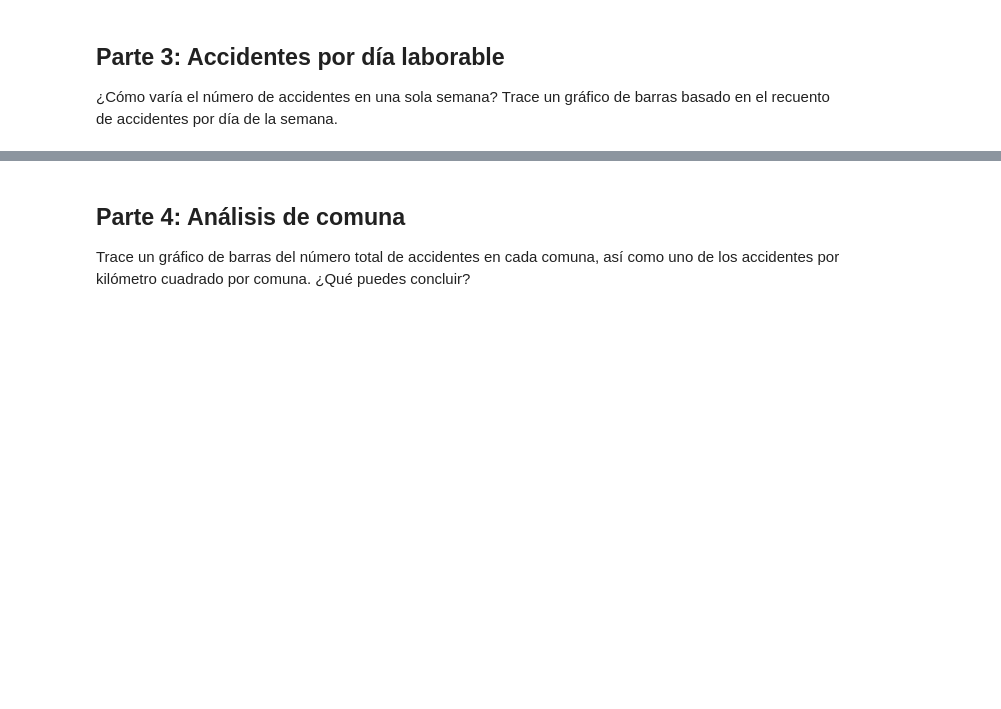
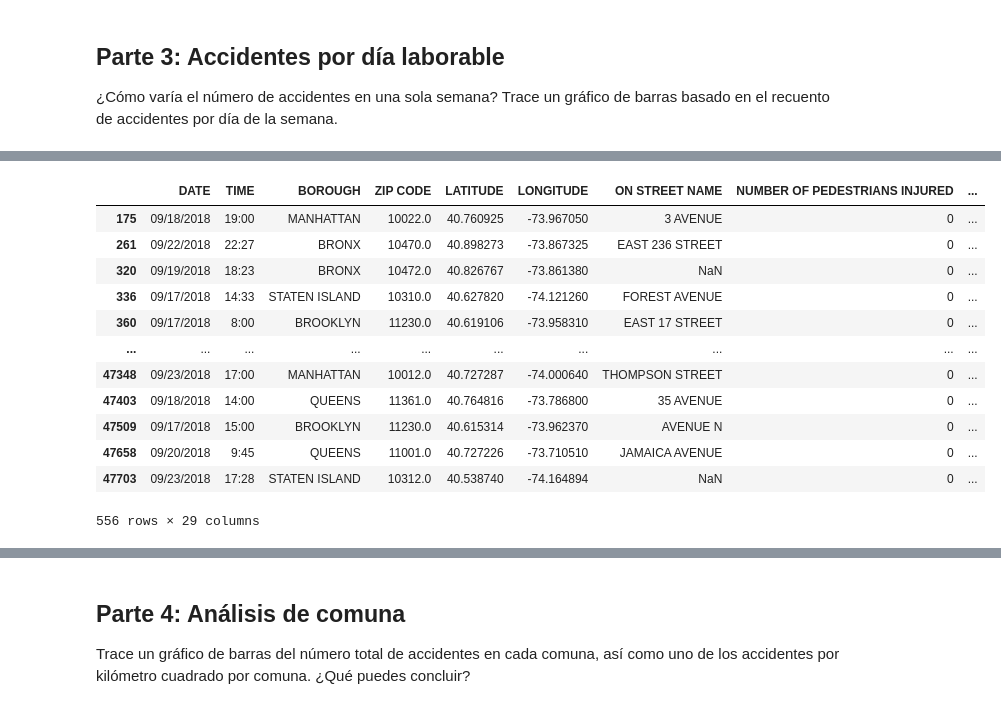
Before and after one commit to GabyLeon10100/MujeresDigitales, a Jupyter notebook: Taller4_.ipynb, the cells around one changed output, grey strips where cells are left out. Saved outputs shown, nothing was run; the diff lists cells and outputs as text; code cells hidden in the pictures; blank space fills up the shorter version.

```diff
--- a/Taller4_.ipynb
+++ b/Taller4_.ipynb
@@ -240,0 +239,4 @@ plt.show()
+# %%
+#Obtenemos el dia de la semana (0 = Lunes... 6 = Domingo) y la almacenamos en el campo WEEK
+df['WEEK'] = (pd.to_datetime(df['DATE'], errors="coerce").dt.weekday)
+df.head()
@@ -240,0 +250,6 @@ plt.show()
+# %%
+#Escogemos una semana de la que encontramos en el archivo
+#En este caso sera la semana: 09/17/2018 a 09/23/2018
+#Creamos una mascara para que solo nos traiga los datos de esa semana
+mask = (df['DATE'] >= '09/17/2018') & (df['DATE'] <= '09/23/2018')
+mask
@@ -240,0 +269,18 @@ plt.show()
+# %%
+#Creamos un nuevo DataFrame con los valores de la mascara
+df_semana = df[mask]
+df_semana
+# %% [output]
+|  | DATE | TIME | BOROUGH | ZIP CODE | LATITUDE | LONGITUDE | ON STREET NAME | NUMBER OF PEDESTRIANS INJURED | ... |
+| 175 | 09/18/2018 | 19:00 | MANHATTAN | 10022.0 | 40.760925 | -73.967050 | 3 AVENUE | 0 | ... |
+| 261 | 09/22/2018 | 22:27 | BRONX | 10470.0 | 40.898273 | -73.867325 | EAST 236 STREET | 0 | ... |
+| 320 | 09/19/2018 | 18:23 | BRONX | 10472.0 | 40.826767 | -73.861380 | NaN | 0 | ... |
+| 336 | 09/17/2018 | 14:33 | STATEN ISLAND | 10310.0 | 40.627820 | -74.121260 | FOREST AVENUE | 0 | ... |
+| 360 | 09/17/2018 | 8:00 | BROOKLYN | 11230.0 | 40.619106 | -73.958310 | EAST 17 STREET | 0 | ... |
+| ... | ... | ... | ... | ... | ... | ... | ... | ... | ... |
+| 47348 | 09/23/2018 | 17:00 | MANHATTAN | 10012.0 | 40.727287 | -74.000640 | THOMPSON STREET | 0 | ... |
+| 47403 | 09/18/2018 | 14:00 | QUEENS | 11361.0 | 40.764816 | -73.786800 | 35 AVENUE | 0 | ... |
+| 47509 | 09/17/2018 | 15:00 | BROOKLYN | 11230.0 | 40.615314 | -73.962370 | AVENUE N | 0 | ... |
+| 47658 | 09/20/2018 | 9:45 | QUEENS | 11001.0 | 40.727226 | -73.710510 | JAMAICA AVENUE | 0 | ... |
+| 47703 | 09/23/2018 | 17:28 | STATEN ISLAND | 10312.0 | 40.538740 | -74.164894 | NaN | 0 | ... |
+556 rows × 29 columns
```
Also changed, not shown: parts of 7 cells of this notebook.
